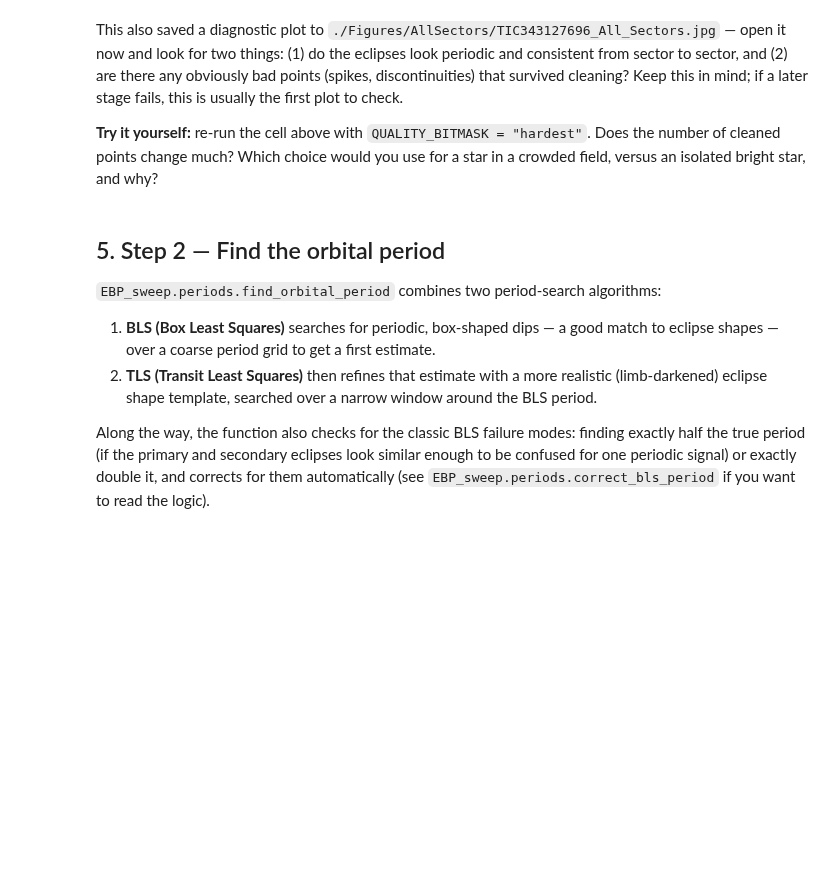
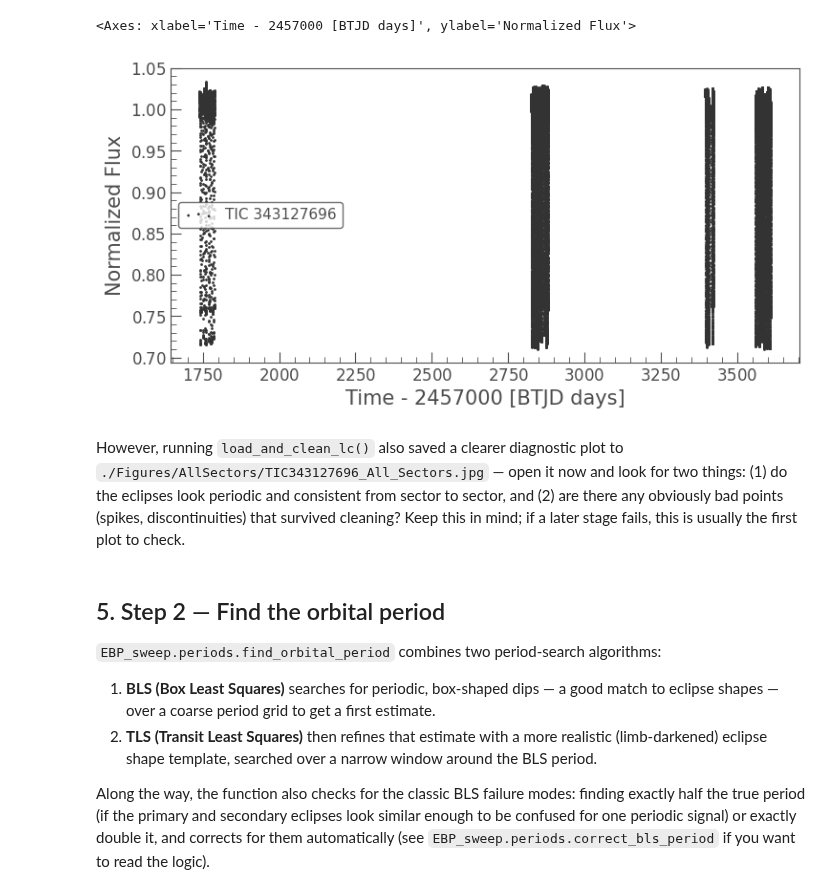
Before and after one commit to tundeakins/EBP_sweep, a Jupyter notebook: notebooks/tutorial_TIC343127696.ipynb, the cells around one changed output. Cells and saved outputs as stored; diff of their text form; code cells hidden in the pictures; blank space fills up the shorter version.

```diff
--- a/notebooks/tutorial_TIC343127696.ipynb
+++ b/notebooks/tutorial_TIC343127696.ipynb
@@ -178,12 +181,15 @@ print(f"\nCleaned light curve: {len(good_lc)} points across {len(np.unique(good_
+# %%
+# you can plot the cleaned light curve with the scatter() method. Since the sectors can be be very far
+# from each other, this plot may not be very useful
+good_lc.scatter()
+# %% [output]
+<Axes: xlabel='Time - 2457000 [BTJD days]', ylabel='Normalized Flux'>
+[figure, added]
 # %% [markdown]
-This also saved a diagnostic plot to `./Figures/AllSectors/TIC343127696_All_Sectors.jpg` — open
+However, running `load_and_clean_lc()` also saved a clearer diagnostic plot to `./Figures/AllSectors/TIC343127696_All_Sectors.jpg` — open
 it now and look for two things: (1) do the eclipses look periodic and consistent from sector to
 sector, and (2) are there any obviously bad points (spikes, discontinuities) that survived
 cleaning? Keep this in mind; if a later stage fails, this is usually the first plot to check.
-
-**Try it yourself:** re-run the cell above with `QUALITY_BITMASK = "hardest"`. Does the number of
-cleaned points change much? Which choice would you use for a star in a crowded field, versus an
-isolated bright star, and why?
 # %% [markdown]
 ## 5. Step 2 — Find the orbital period
 
```
Also changed, not shown: parts of 43 cells of this notebook, 16 other files.
